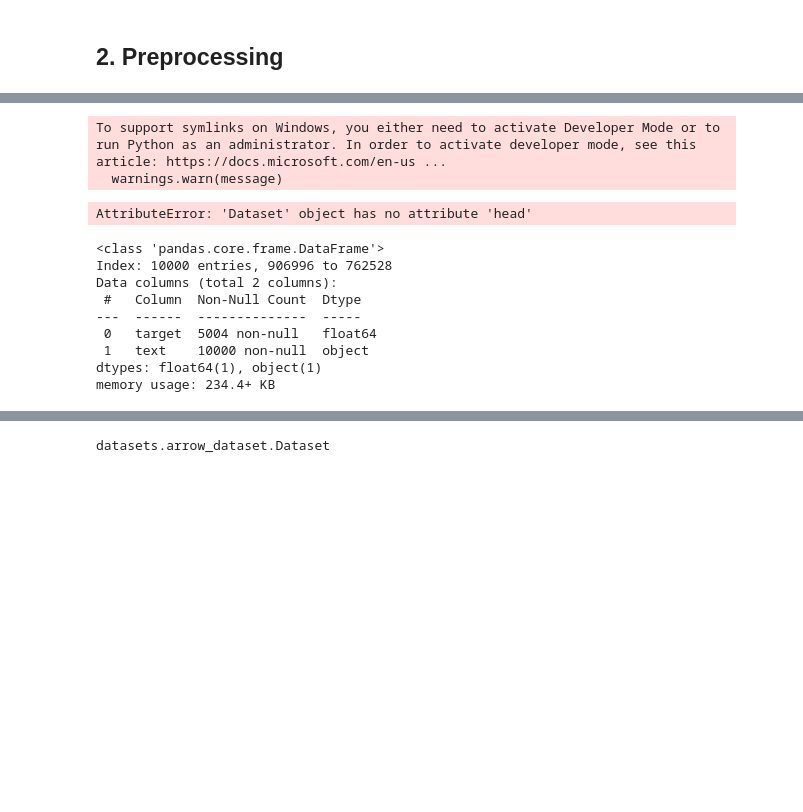
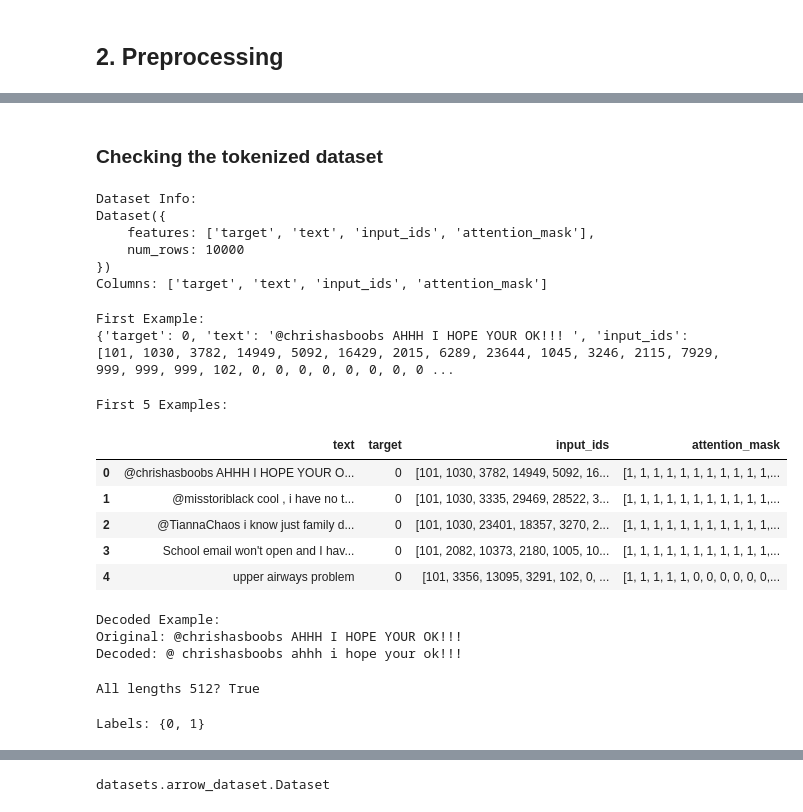
Before and after one commit to kre8tions/ml_engineering, a Jupyter notebook: notebooks/twitter_sentiments.ipynb, the cells around one changed output, grey strips where cells are left out. Saved outputs shown, nothing was run; the diff lists cells and outputs as text; code cells hidden in the pictures; blank space fills up the shorter version.

```diff
--- a/notebooks/twitter_sentiments.ipynb
+++ b/notebooks/twitter_sentiments.ipynb
@@ -85,4 +85,4 @@ df.text.to_list()[:2]
 # Load subset of Twitter data
 df = df[["target", "text"]].sample(10000, random_state=42)  # Subset for speed
 df["target"] = df["target"].map({0: 0, 4: 1})  # Map labels
-dataset = Dataset.from_pandas(df)
+df = df.reset_index(drop=True)  # Reset index to avoid __index_level_0__
@@ -89,25 +98,70 @@ dataset = Dataset.from_pandas(df)
+# %%
+# Define dataset features with ClassLabel for target
+features = Features({
+    "target": ClassLabel(names=["negative", "positive"]),  # Define 0=negative, 1=positive
+    "text": Value("string")
+})
+dataset = Dataset.from_pandas(df, features=features)
 # %%
 # Tokenize
 tokenizer = DistilBertTokenizer.from_pretrained("distilbert-base-uncased")
 def tokenize_function(examples):
     return tokenizer(examples["text"], padding="max_length", truncation=True)
 tokenized_dataset = dataset.map(tokenize_function, batched=True)
-# %% [output]
-To support symlinks on Windows, you either need to activate Developer Mode or to run Python as an administrator. In order to activate developer mode, see this article: https://docs.microsoft.com/en-us ...
-  warnings.warn(message)
+# %% [markdown]
+### Checking the tokenized dataset
 # %%
-tokenized_dataset.head()
+# 1. Dataset overview
+print("Dataset Info:")
+print(tokenized_dataset)
+print("Columns:", tokenized_dataset.column_names)
 # %% [output]
-AttributeError: 'Dataset' object has no attribute 'head'
+Dataset Info:
+Dataset({
+    features: ['target', 'text', 'input_ids', 'attention_mask'],
+    num_rows: 10000
+})
+Columns: ['target', 'text', 'input_ids', 'attention_mask']
 # %%
-df.info()
+# 2. Single example
+print("First Example:")
+print(tokenized_dataset[0])
 # %% [output]
-<class 'pandas.core.frame.DataFrame'>
-Index: 10000 entries, 906996 to 762528
-Data columns (total 2 columns):
- #   Column  Non-Null Count  Dtype
----  ------  --------------  -----
- 0   target  5004 non-null   float64
- 1   text    10000 non-null  object
-dtypes: float64(1), object(1)
-memory usage: 234.4+ KB
+First Example:
+{'target': 0, 'text': '@chrishasboobs AHHH I HOPE YOUR OK!!! ', 'input_ids': [101, 1030, 3782, 14949, 5092, 16429, 2015, 6289, 23644, 1045, 3246, 2115, 7929, 999, 999, 999, 102, 0, 0, 0, 0, 0, 0, 0, 0 ...
+# %%
+# 3. Multiple examples as table
+print("First 5 Examples:")
+df_tokenized = tokenized_dataset.select(range(5)).to_pandas()
+df_tokenized[['text', 'target', 'input_ids', 'attention_mask']]
+# %% [output]
+First 5 Examples:
+|  | text | target | input_ids | attention_mask |
+| 0 | @chrishasboobs AHHH I HOPE YOUR O... | 0 | [101, 1030, 3782, 14949, 5092, 16... | [1, 1, 1, 1, 1, 1, 1, 1, 1, 1, 1,... |
+| 1 | @misstoriblack cool , i have no t... | 0 | [101, 1030, 3335, 29469, 28522, 3... | [1, 1, 1, 1, 1, 1, 1, 1, 1, 1, 1,... |
+| 2 | @TiannaChaos i know just family d... | 0 | [101, 1030, 23401, 18357, 3270, 2... | [1, 1, 1, 1, 1, 1, 1, 1, 1, 1, 1,... |
+| 3 | School email won't open and I hav... | 0 | [101, 2082, 10373, 2180, 1005, 10... | [1, 1, 1, 1, 1, 1, 1, 1, 1, 1, 1,... |
+| 4 | upper airways problem | 0 | [101, 3356, 13095, 3291, 102, 0, ... | [1, 1, 1, 1, 1, 0, 0, 0, 0, 0, 0,... |
+# %%
+# 4. Decode tokens
+print("Decoded Example:")
+sample = tokenized_dataset[0]
+decoded_text = tokenizer.decode(sample['input_ids'], skip_special_tokens=True)
+print(f"Original: {sample['text']}")
+print(f"Decoded: {decoded_text}")
+# %% [output]
+Decoded Example:
+Original: @chrishasboobs AHHH I HOPE YOUR OK!!!
+Decoded: @ chrishasboobs ahhh i hope your ok!!!
+# %%
+# 5. Verify lengths
+lengths = [len(sample['input_ids']) for sample in tokenized_dataset]
+print(f"\nAll lengths 512? {all(length == 512 for length in lengths)}")
+# %% [output]
+All lengths 512? True
+# %%
+# 6. Check labels
+unique_labels = set(tokenized_dataset['target'])
+print(f"Labels: {unique_labels}")
+# %% [output]
+Labels: {0, 1}
```
Also changed, not shown: parts of 8 cells of this notebook.
